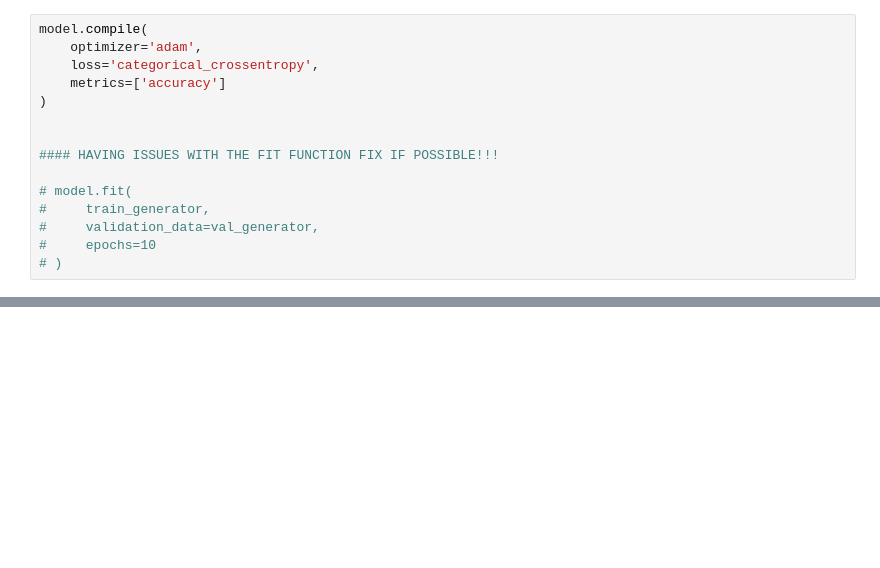
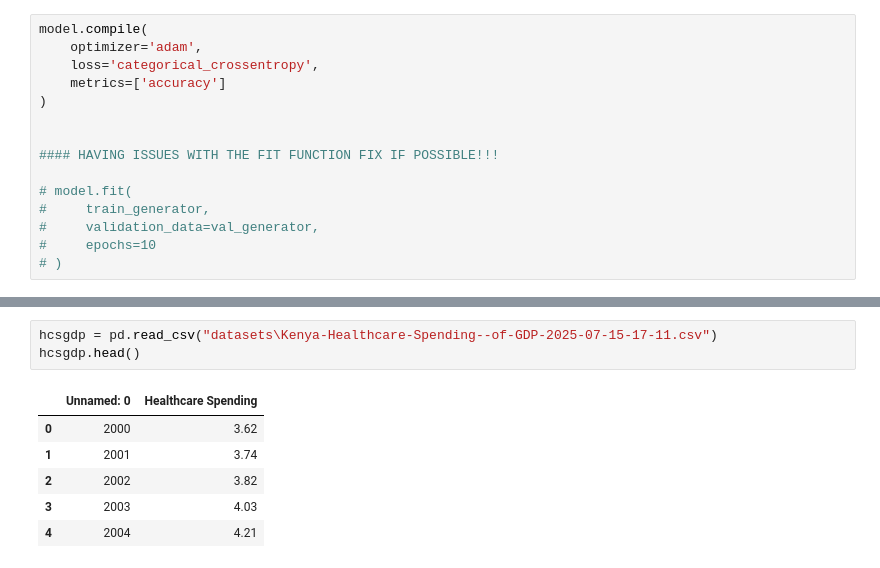
Before and after one commit to ericgiitwa/Skin_Disease_Detection_Project, a Jupyter notebook: Skin_Disease_Detection_Project.ipynb, the cells around one changed output, grey strips where cells are left out. Drawn from its saved outputs; the diff is of its cells as text; blank space fills up the shorter version.

```diff
--- a/Skin_Disease_Detection_Project.ipynb
+++ b/Skin_Disease_Detection_Project.ipynb
@@ -165,0 +685,10 @@ model.compile(
+# %%
+hcsgdp = pd.read_csv("datasets\Kenya-Healthcare-Spending--of-GDP-2025-07-15-17-11.csv")
+hcsgdp.head()
+# %% [output]
+|  | Unnamed: 0 | Healthcare Spending |
+| 0 | 2000 | 3.62 |
+| 1 | 2001 | 3.74 |
+| 2 | 2002 | 3.82 |
+| 3 | 2003 | 4.03 |
+| 4 | 2004 | 4.21 |
```
Also changed, not shown: parts of 81 cells of this notebook.
